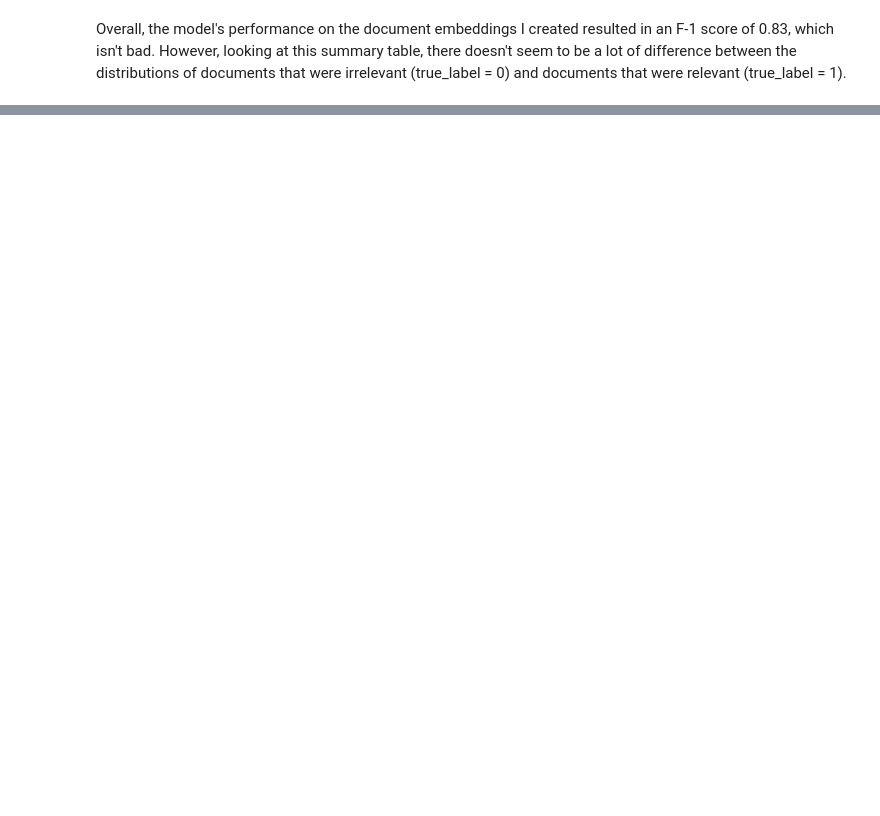
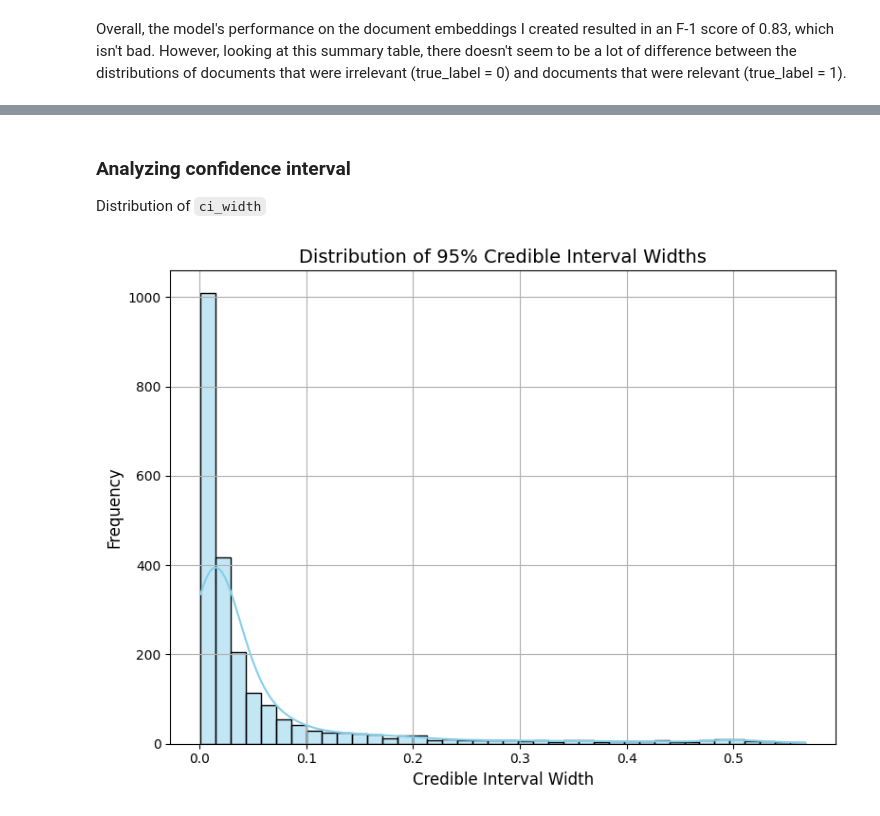
Before and after one commit to brettgenz/bayesian_text_classification, a Jupyter notebook: dev/dev2_gemini_Usenet_data.ipynb, the cells around one changed output, grey strips where cells are left out. Cells and saved outputs as stored; diff of their text form; code cells hidden in the pictures; blank space fills up the shorter version.

```diff
--- a/dev/dev2_gemini_Usenet_data.ipynb
+++ b/dev/dev2_gemini_Usenet_data.ipynb
@@ -329,16 +332,16 @@ Sampling: []
 # %%
-# Choose the index of the test instance you want to visualize
-test_instance_index = random.randrange(len(X_test))
-single_test_instance = X_test[test_instance_index].reshape(1, -1)
+# # Choose the index of the test instance you want to visualize
+# test_instance_index = random.randrange(len(X_test))
+# single_test_instance = X_test[test_instance_index].reshape(1, -1)
 
-with logistic_model:
-    pm.set_data({'X_train': single_test_instance})
-    posterior_predictive_single = pm.sample_posterior_predictive(idata, random_seed=42, var_names=['p'])
+# with logistic_model:
+#     pm.set_data({'X_train': single_test_instance})
+#     posterior_predictive_single = pm.sample_posterior_predictive(idata, random_seed=42, var_names=['p'])
 
-# Extract the posterior predictive samples for the chosen instance
-posterior_probabilities_single = posterior_predictive_single.posterior_predictive['p'].values.flatten()
+# # Extract the posterior predictive samples for the chosen instance
+# posterior_probabilities_single = posterior_predictive_single.posterior_predictive['p'].values.flatten()
 
-# Calculate the 95% credible interval
-credible_interval = az.hdi(posterior_probabilities_single, hdi_prob=0.95)
-lower_bound = credible_interval[0]
-upper_bound = credible_interval[1]
+# # Calculate the 95% credible interval
+# credible_interval = az.hdi(posterior_probabilities_single, hdi_prob=0.95)
+# lower_bound = credible_interval[0]
+# upper_bound = credible_interval[1]
@@ -608,0 +509,4 @@ Name: count, dtype: int64
+# %% [markdown]
+### Analyzing confidence interval
+
+Distribution of `ci_width`
@@ -608,0 +515,12 @@ Name: count, dtype: int64
+# %%
+plt.figure(figsize=(8, 6))
+sns.histplot(predictions_df['ci_width'], bins=40, kde=True, color='skyblue')
+
+plt.title("Distribution of 95% Credible Interval Widths", fontsize=14)
+plt.xlabel("Credible Interval Width", fontsize=12)
+plt.ylabel("Frequency", fontsize=12)
+plt.grid(True)
+plt.tight_layout()
+plt.show()
+# %% [output]
+[figure, added]
```
Also changed, not shown: parts of 33 cells of this notebook, 3 other files.
